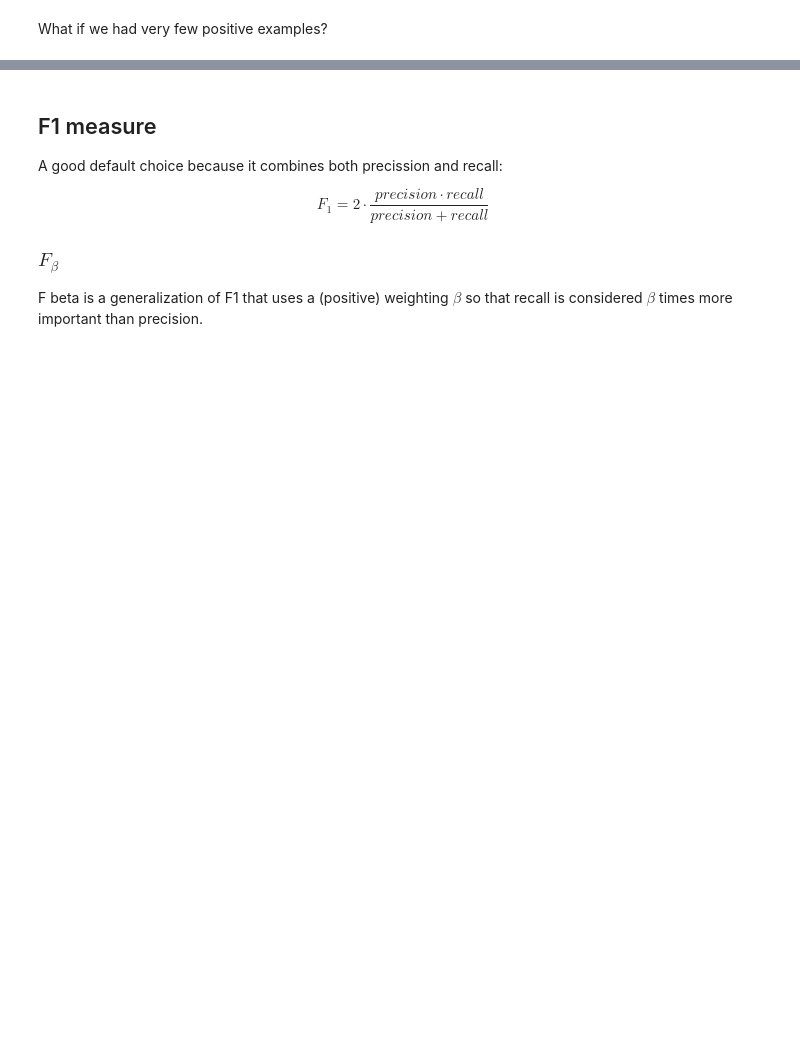
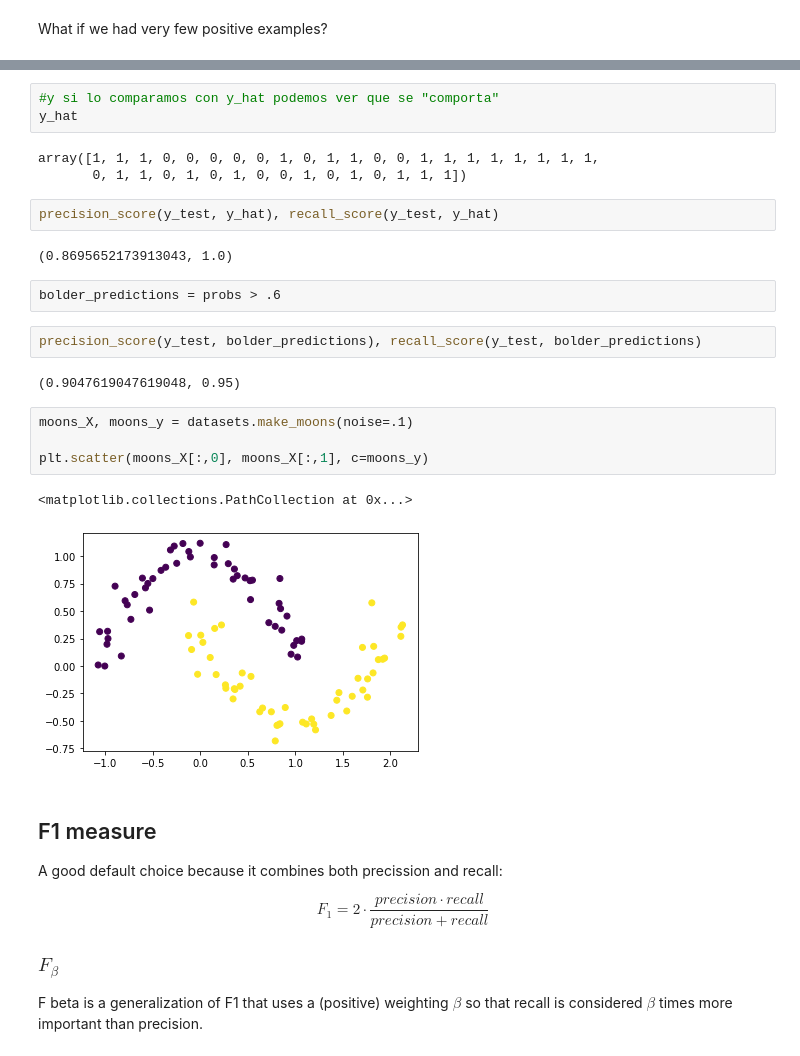
Before and after one commit to robertomanzanolopez/master-kschool, a Jupyter notebook: 08_Aprendizaje_supervisado_con_python/02-supervised_ml_II.empty.ipynb, the cells around one changed output, grey strips where cells are left out. Saved outputs shown, nothing was run; the diff lists cells and outputs as text; blank space fills up the shorter version.

```diff
--- a/08_Aprendizaje_supervisado_con_python/02-supervised_ml_II.empty.ipynb
+++ b/08_Aprendizaje_supervisado_con_python/02-supervised_ml_II.empty.ipynb
@@ -65,3 +161,26 @@ from https://en.wikipedia.org/wiki/Precision_and_recall
+# %%
+#y si lo comparamos con y_hat podemos ver que se "comporta"
+y_hat
+# %% [output]
+array([1, 1, 1, 0, 0, 0, 0, 0, 1, 0, 1, 1, 0, 0, 1, 1, 1, 1, 1, 1, 1, 1,
+       0, 1, 1, 0, 1, 0, 1, 0, 0, 1, 0, 1, 0, 1, 1, 1])
+# %%
+precision_score(y_test, y_hat), recall_score(y_test, y_hat)
+# %% [output]
+(0.8695652173913043, 1.0)
+# %%
+bolder_predictions = probs > .6
+# %%
+precision_score(y_test, bolder_predictions), recall_score(y_test, bolder_predictions)
+# %% [output]
+(0.9047619047619048, 0.95)
+# %%
+moons_X, moons_y = datasets.make_moons(noise=.1)
+
+plt.scatter(moons_X[:,0], moons_X[:,1], c=moons_y)
+# %% [output]
+<matplotlib.collections.PathCollection at 0x...>
+[figure, added]
 # %% [markdown]
 ## F1 measure
 
```
Also changed, not shown: parts of 45 cells of this notebook.
